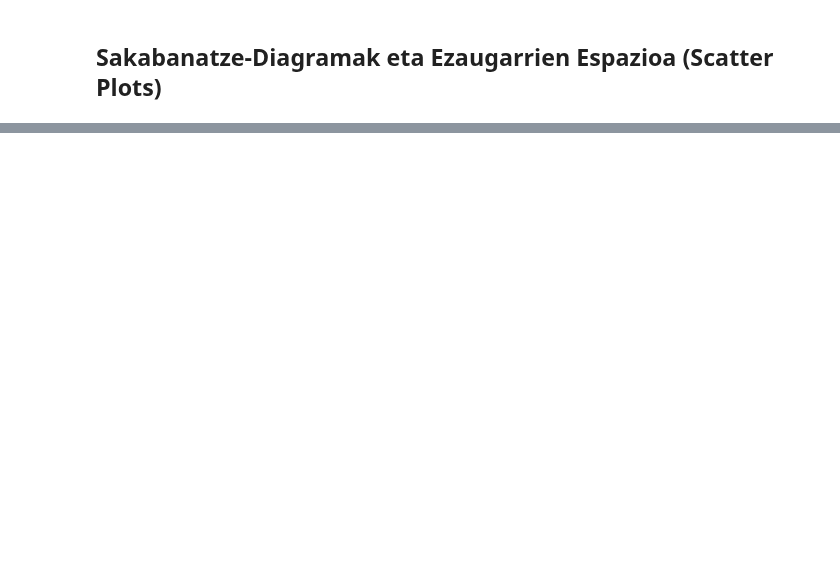
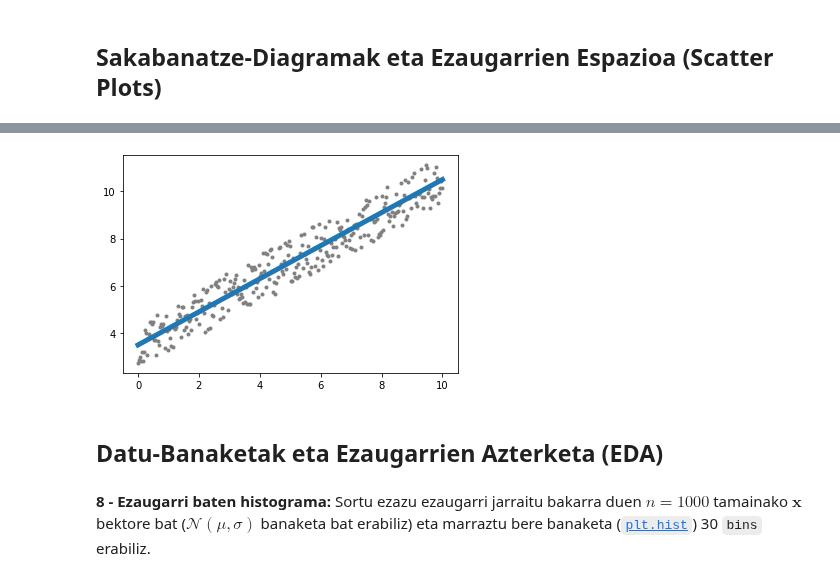
Before and after one commit to mpenagar/Egungo-Programazio-Teknikak, a Jupyter notebook: Ariketak/Matplotlib-Ariketak.ipynb, the cells around one changed output, grey strips where cells are left out. Saved outputs shown, nothing was run; the diff lists cells and outputs as text; code cells hidden in the pictures; blank space fills up the shorter version.

```diff
--- a/Ariketak/Matplotlib-Ariketak.ipynb
+++ b/Ariketak/Matplotlib-Ariketak.ipynb
@@ -65,0 +77,12 @@ plt.scatter(X[:,0], X[:,1], c=y, cmap='viridis')
+# %%
+x = np.linspace(0, 10, 300)
+y = 0.7 * x + 3.5
+y2 = y + 2*np.random.rand(x.shape[0]) - 1
+plt.scatter(x, y2, marker='.', c='grey')
+plt.plot(x, y, linewidth=5);
+# %% [output]
+[figure, added]
+# %% [markdown]
+## Datu-Banaketak eta Ezaugarrien Azterketa (EDA)
+# %% [markdown]
+**8 - Ezaugarri baten histograma:** Sortu ezazu ezaugarri jarraitu bakarra duen $n=1000$ tamainako $\boldsymbol{x}$ bektore bat ($\mathcal{N}(\mu,\sigma)$ banaketa bat erabiliz) eta marraztu bere banaketa ([`plt.hist`](https://matplotlib.org/stable/api/_as_gen/matplotlib.pyplot.hist.html)) 30 `bins` erabiliz.
```
Also changed, not shown: parts of 14 cells of this notebook, 1 other file.
